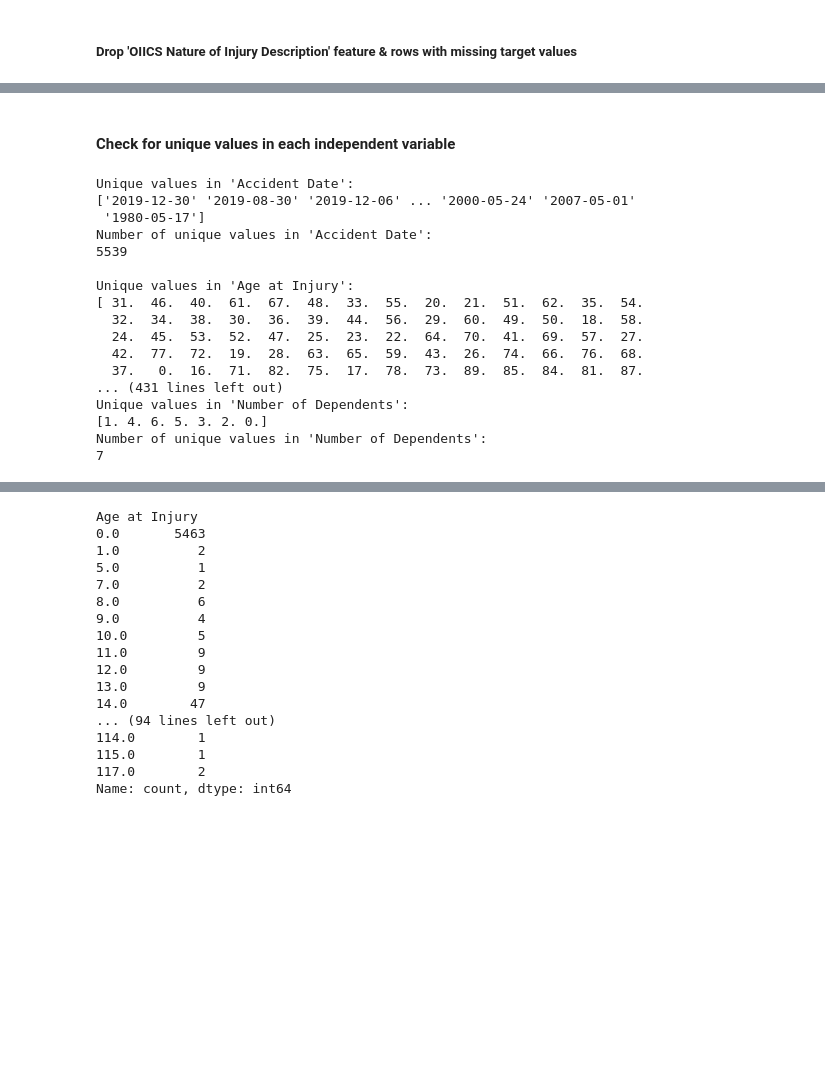
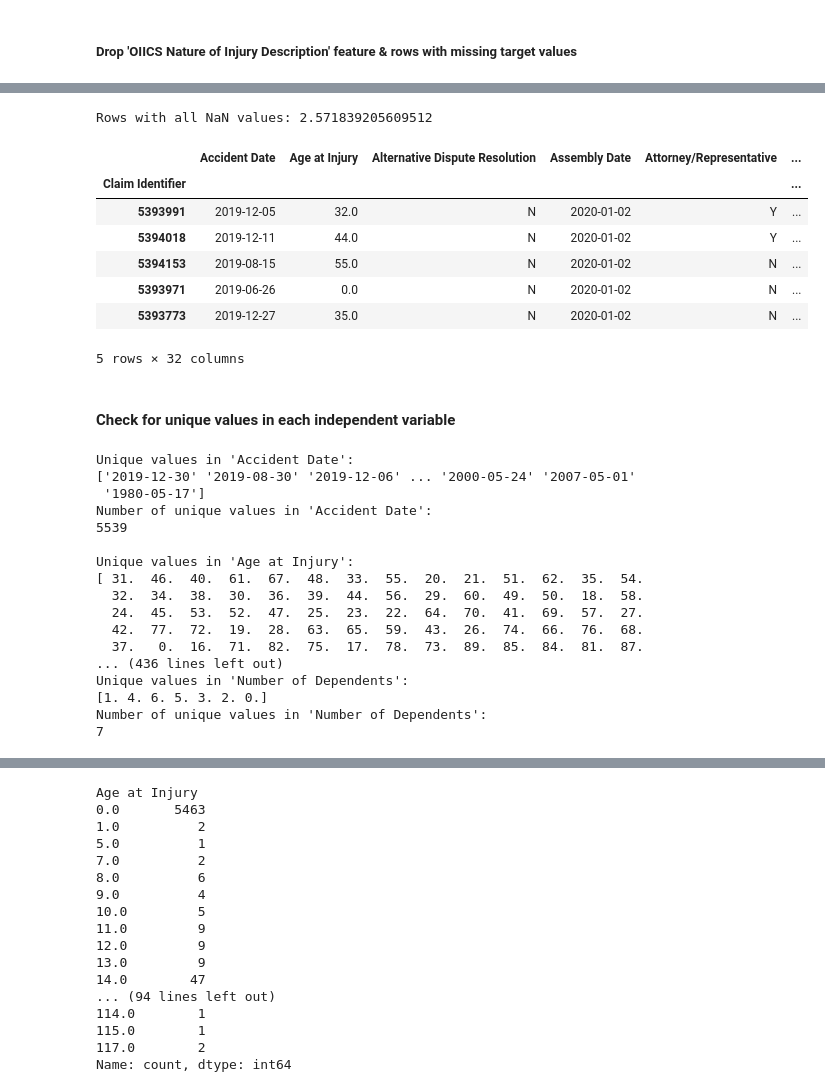
Before and after one commit to martarmb/ML_project_Group_31, a Jupyter notebook: EDA - ML project.ipynb, the cells around one changed output, grey strips where cells are left out. Drawn from its saved outputs; the diff is of its cells as text; code cells hidden in the pictures; blank space fills up the shorter version.

Commit message:
Changes made by Julia - missing values/strange values (not finished)

```diff
--- a/EDA - ML project.ipynb
+++ b/EDA - ML project.ipynb
@@ -264,4 +263,4 @@ dtype: float64
 ##### Drop 'OIICS Nature of Injury Description' feature & rows with missing target values
 # %%
 # OIICS Nature of Injury Description containts only NaN values thats why we decided to drop that column
-train_data_cleaned =train_data_cleaned.drop(['OIICS Nature of Injury Description'], axis=1)
+train_data_cleaned =train_data.drop(['OIICS Nature of Injury Description'], axis=1)
@@ -268,3 +288,30 @@ train_data_cleaned =train_data_cleaned.drop(['OIICS Nature of Injury Description
+# %%
+WCIO_columns = [
+    'WCIO Part Of Body Code',
+    'WCIO Part Of Body Description',
+    'WCIO Nature of Injury Description',
+    'WCIO Nature of Injury Code',
+    'WCIO Cause of Injury Description',
+    'WCIO Cause of Injury Code'
+]
+
+# Display rows where all WCIO columns contain NaN values
+WCIO_nan_rows = train_data_cleaned[train_data_cleaned[WCIO_columns].isna().all(axis=1)]
+
+count_all_nan_WCIO = train_data_cleaned[WCIO_columns].isna().all(axis=1).sum()
+print("Rows with all NaN values:", count_all_nan_WCIO/len(train_data_cleaned)*100)
+
+WCIO_nan_rows.head()
+# %% [output]
+Rows with all NaN values: 2.571839205609512
+|  | Accident Date | Age at Injury | Alternative Dispute Resolution | Assembly Date | Attorney/Representative | ... |
+| Claim Identifier |  |  |  |  |  | ... |
+| 5393991 | 2019-12-05 | 32.0 | N | 2020-01-02 | Y | ... |
+| 5394018 | 2019-12-11 | 44.0 | N | 2020-01-02 | Y | ... |
+| 5394153 | 2019-08-15 | 55.0 | N | 2020-01-02 | N | ... |
+| 5393971 | 2019-06-26 | 0.0 | N | 2020-01-02 | N | ... |
+| 5393773 | 2019-12-27 | 35.0 | N | 2020-01-02 | N | ... |
+5 rows × 32 columns
 # %% [markdown]
 #### Check for unique values in each independent variable
 # %%
@@ -290,7 +337,7 @@ Unique values in 'Age at Injury':
   24.  45.  53.  52.  47.  25.  23.  22.  64.  70.  41.  69.  57.  27.
   42.  77.  72.  19.  28.  63.  65.  59.  43.  26.  74.  66.  76.  68.
   37.   0.  16.  71.  82.  75.  17.  78.  73.  89.  85.  84.  81.  87.
-... (431 lines left out)
+... (436 lines left out)
 Unique values in 'Number of Dependents':
 [1. 4. 6. 5. 3. 2. 0.]
 Number of unique values in 'Number of Dependents':
```
Also changed, not shown: parts of 7 cells of this notebook.
